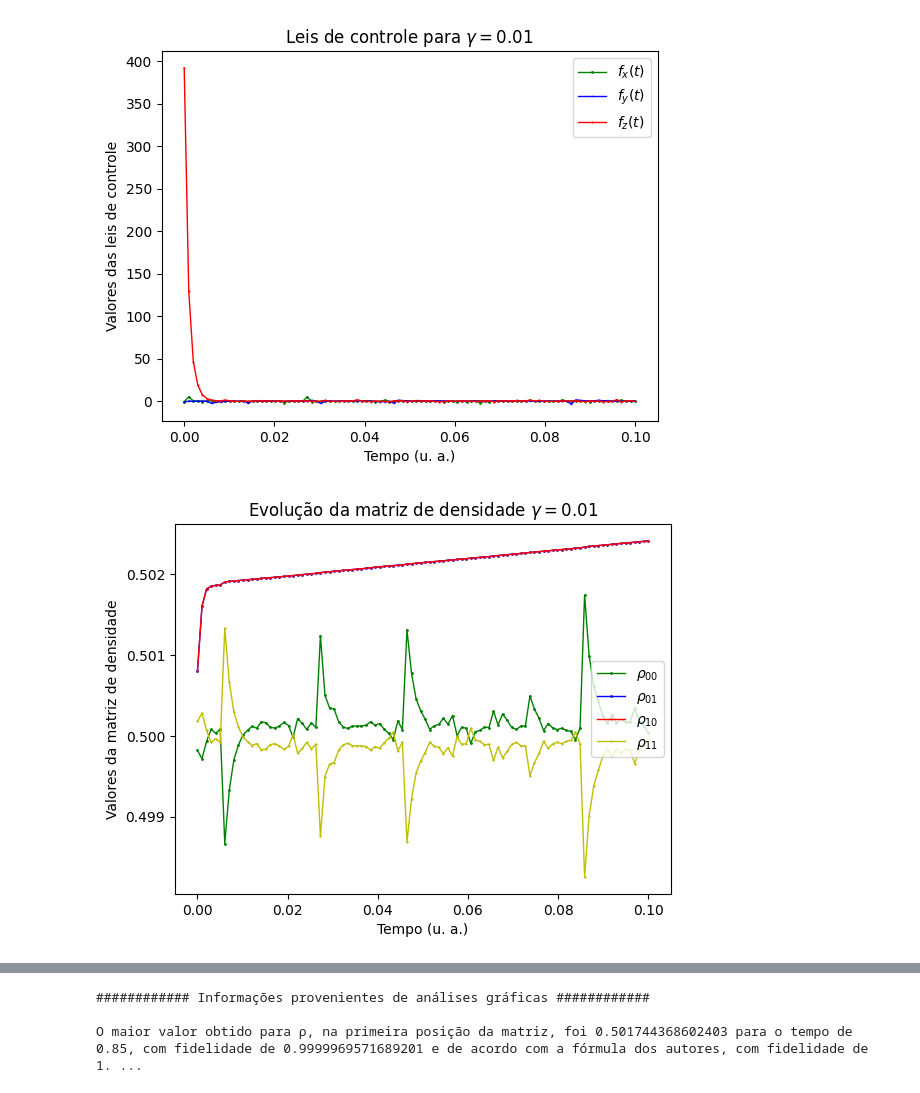
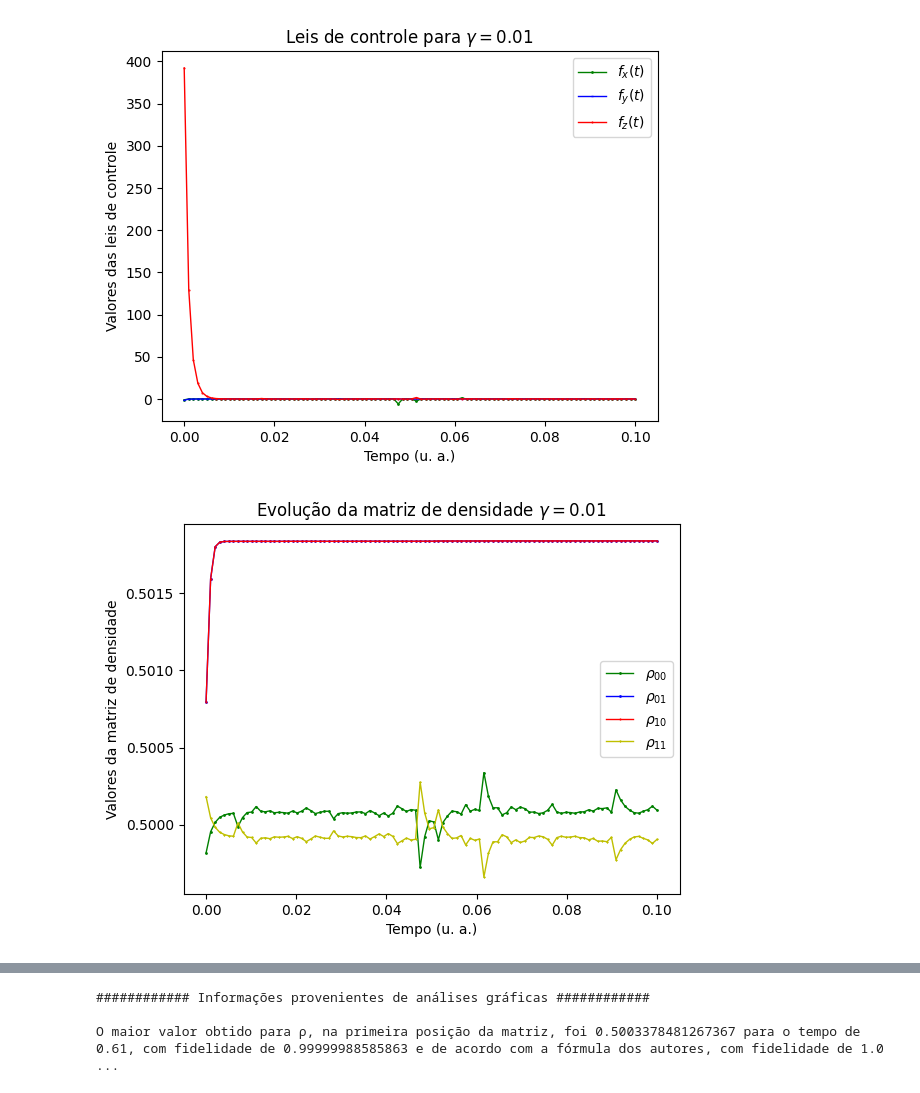
Before and after one commit to GabrielSiqueira1/Lyapunov-Open-Quantum-Systems, a Jupyter notebook: Lyapunov-Gate-T.ipynb, the cells around one changed output, grey strips where cells are left out. Drawn from its saved outputs; the diff is of its cells as text; code cells hidden in the pictures.

```diff
--- a/Lyapunov-Gate-T.ipynb
+++ b/Lyapunov-Gate-T.ipynb
@@ -26,7 +26,7 @@ def lind(u, Ut, Uf, t, lbda):
     Ax = [[0, 0, 0],[0, 0, -1], [0, 1, 0]]
     Ay = [[0, 0, 1],[0, 0, 0], [-1, 0, 0]]
     Az = [[0, -1, 0],[1, 0, 0], [0, 0, 0]]
-    B = [[1*lbda, 0, 0],[0, 1*lbda, 0], [0, 0, 0]]
+    B = [[-0.001*lbda, 0, 0],[0, -0.001*lbda, 0], [0, 0, -1.001*lbda]]
     if t == 0:
         fx=10.28
         fy=10.73
@@ -180,7 +180,7 @@ distance_vector = []
 fx_vector = []
 fy_vector = []
 fz_vector = []
-rho_vector = np.zeros((4,100),dtype=np.complex_)
+rho_vector = np.zeros((4,100),dtype=np.complex128)
 fid_vector = []
 fid_autores = []
 
@@ -235,4 +235,4 @@ A distância encontrada, ao final do experimento foi: 4.675819505705128e-05
 
 ############ Informações gráficas obtidas com o experimento ############
-[figure, old version]
+[figure, new version]
-[figure, old version]
+[figure, new version]
@@ -249,4 +249,4 @@ print(fr"O maior valor obtido para ρ, na primeira posição da matriz, foi {max
 # %% [output]
 ############ Informações provenientes de análises gráficas ############
 
-O maior valor obtido para ρ, na primeira posição da matriz, foi 0.501744368602403 para o tempo de 0.85, com fidelidade de 0.9999969571689201 e de acordo com a fórmula dos autores, com fidelidade de 1. ...
+O maior valor obtido para ρ, na primeira posição da matriz, foi 0.5003378481267367 para o tempo de 0.61, com fidelidade de 0.99999988585863 e de acordo com a fórmula dos autores, com fidelidade de 1.0 ...
```
Also changed, not shown: parts of 1 cell of this notebook, 2 other files.
